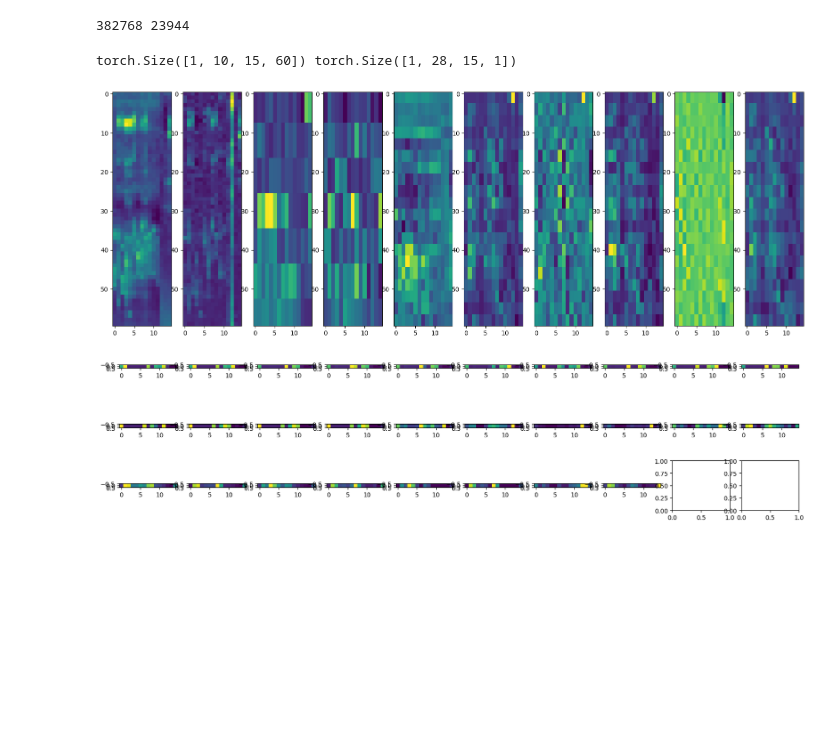
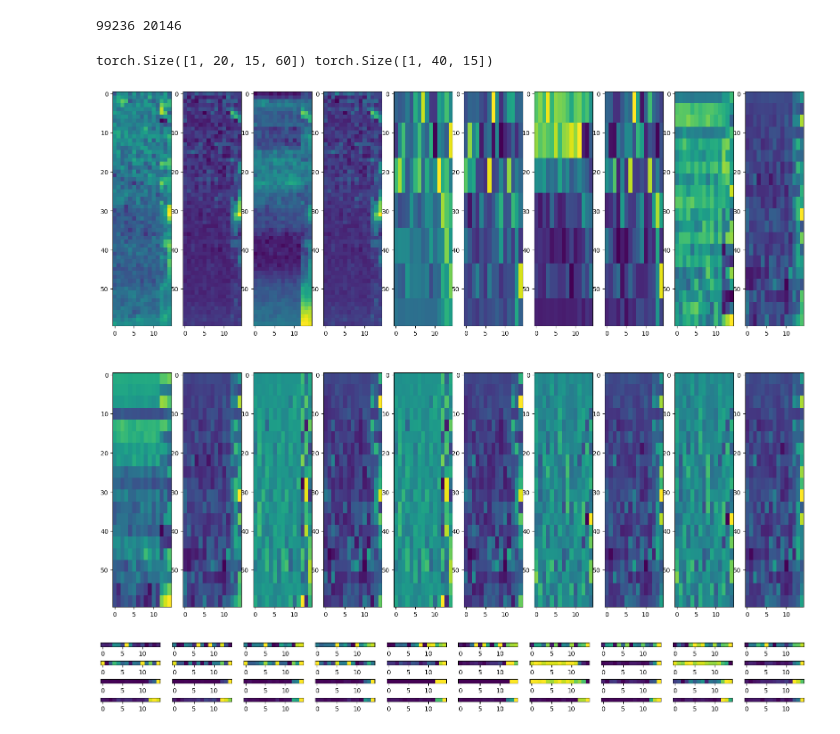
Before and after one commit to RedPill69/BirdTask, a Jupyter notebook: task03/bob.ipynb, the cells around one changed output. Drawn from its saved outputs; the diff is of its cells as text; code cells hidden in the pictures; blank space fills up the shorter version.

```diff
--- a/task03/bob.ipynb
+++ b/task03/bob.ipynb
@@ -330,31 +355,32 @@ Bob(
 # %%
 dataset = load_dataset()
 # %%
-train_set = BirdDataset(dataset, True, device, left_offset, right_offset, 4)
+train_set = BirdDataset(dataset, True, device, left_offset, right_offset)
 scaler = train_set.scaler
-test_set = BirdDataset(dataset, False, device, left_offset, right_offset, 1, scaler)
+test_set = BirdDataset(dataset, False, device, left_offset, right_offset, scaler)
 train_loader = DataLoader(train_set, batch_size=128, shuffle=True)
-test_loader = DataLoader(test_set, batch_size=128, shuffle=True)
+test_loader = DataLoader(test_set, batch_size=128, shuffle=False)
 
 print(len(train_set), len(test_set))
 # %% [output]
-382768 23944
+99236 20146
 # %%
 dummy_input = train_set[np.random.randint(0, len(train_set))][0].unsqueeze(0)
 images, one_d = bob_dummy.get_images(dummy_input)
 print(images.shape, one_d.shape)
 
-fig, axes = plt.subplots(nrows=1, ncols=10, figsize=(20, 20))
+fig, axes = plt.subplots(nrows=2, ncols=10, figsize=(20, 15))
 for i in range(images.shape[1]):
-    axes[i].imshow(images[0][i].cpu().swapdims(0, 1), cmap='viridis')
+    axes[i // 10, i % 10].imshow(images[0][i].cpu().swapdims(0, 1), cmap='viridis')
 
-fig2, axes2 = plt.subplots(nrows=3, ncols=10, figsize=(20, 5))
+fig2, axes2 = plt.subplots(nrows=4, ncols=10, figsize=(20, 2))
 for i in range(one_d.shape[1]):
-    axes2[i // 10, i % 10].imshow(one_d[0][i].cpu().swapdims(0, 1), cmap='viridis')
+    axes2[i // 10, i % 10].imshow(one_d[0][i].unsqueeze(1).cpu().swapdims(0, 1), cmap='viridis')
+    axes2[i // 10, i % 10].axes.get_yaxis().set_visible(False)
 # %% [output]
-torch.Size([1, 10, 15, 60]) torch.Size([1, 28, 15, 1])
+torch.Size([1, 20, 15, 60]) torch.Size([1, 40, 15])
-[figure, old version]
+[figure, new version]
-[figure, old version]
+[figure, new version]
 # %%
 eval(model=Bob(left_offset, right_offset), train_dataloader=train_loader, test_dataloader=test_loader, device=device, max_epochs=500, name=name, lr=0.01)
 # %% [output]
```
Also changed, not shown: parts of 11 cells of this notebook, 5 other files.
